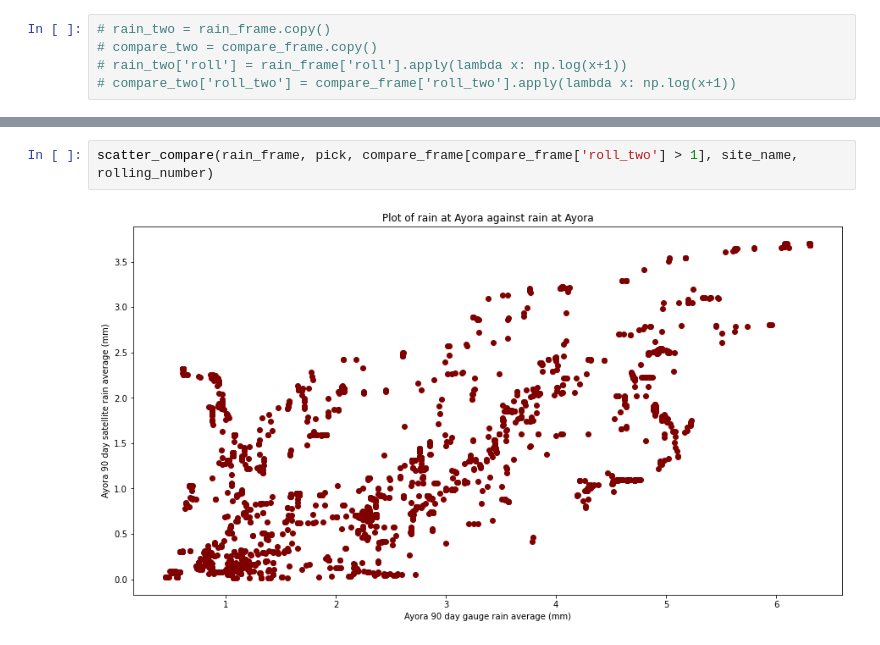
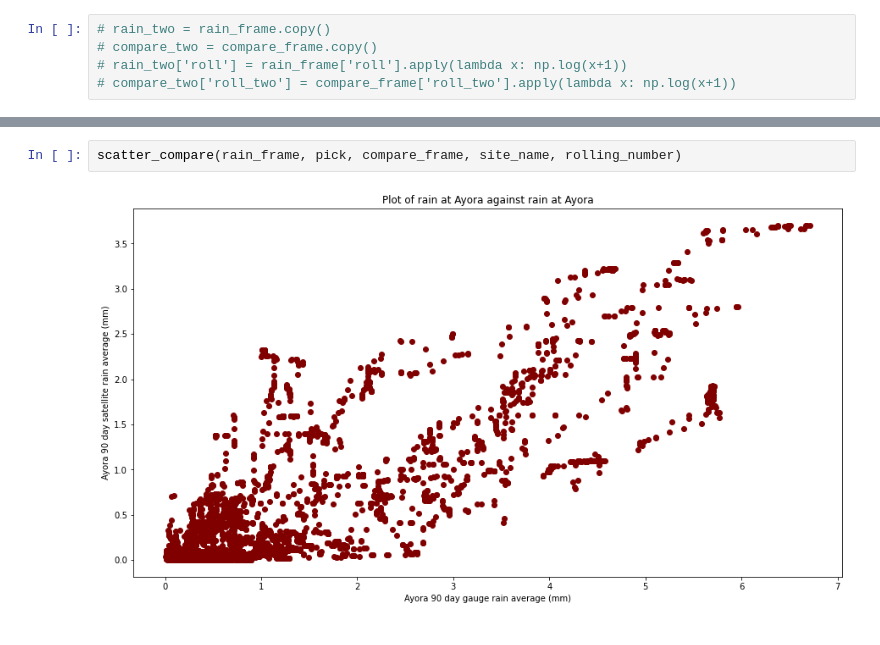
Before and after one commit to geodesymiami/precip-notebooks, a Jupyter notebook: regression_ayora_ayora.ipynb, the cells around one changed output, grey strips where cells are left out. Drawn from its saved outputs; the diff is of its cells as text.

```diff
--- a/regression_ayora_ayora.ipynb
+++ b/regression_ayora_ayora.ipynb
@@ -52,6 +52,6 @@ Covariance Type:            nonrobust
 Notes:
 [1] Standard Errors assume that the covariance matrix of the errors is correctly specified.
 # %%
-scatter_compare(rain_frame, pick, compare_frame[compare_frame['roll_two'] > 1], site_name, rolling_number)
+scatter_compare(rain_frame, pick, compare_frame, site_name, rolling_number)
 # %% [output]
-[figure, old version]
+[figure, new version]
```
Also changed, not shown: parts of 1 cell of this notebook.
